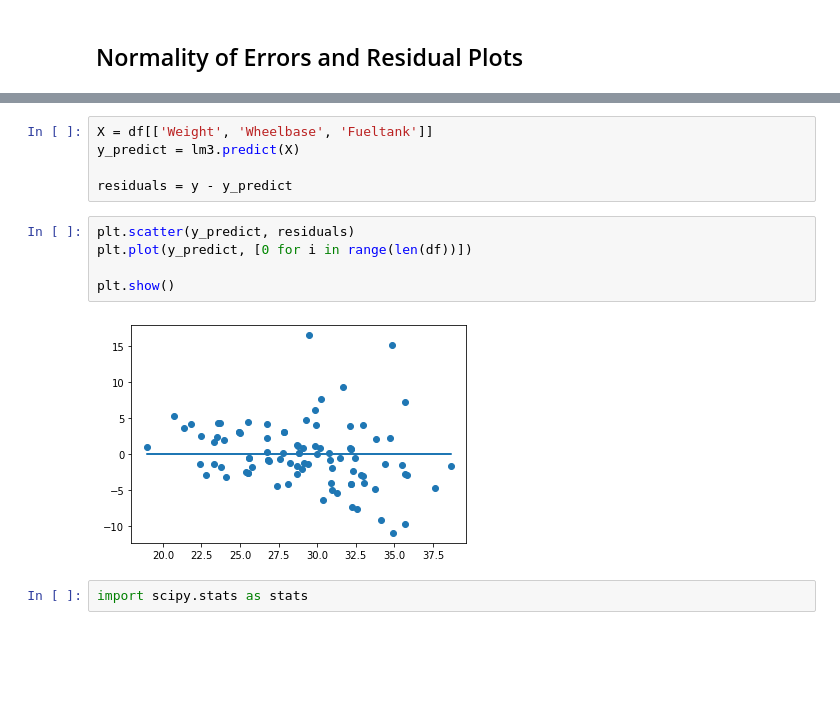
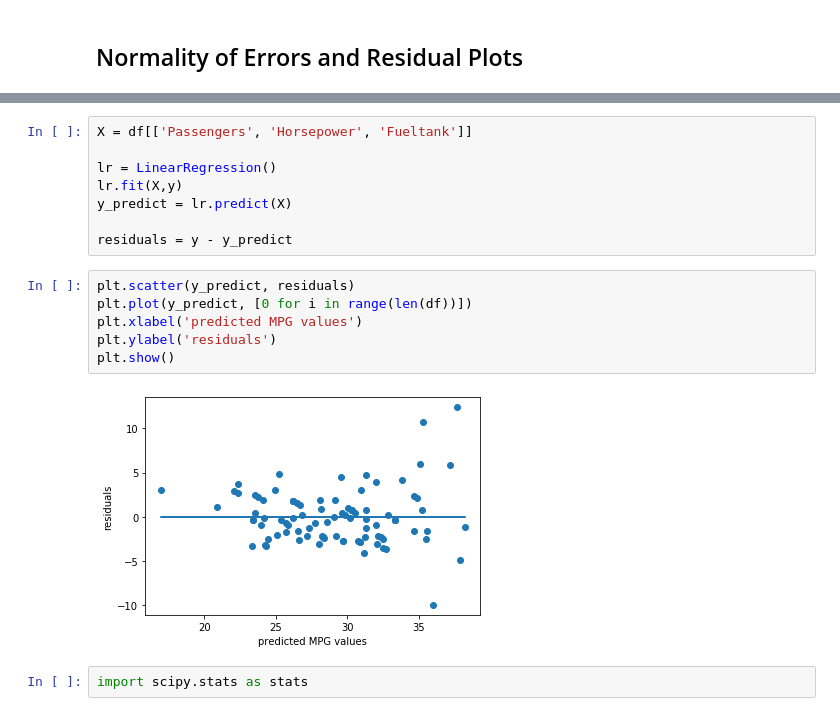
Before and after one commit to learn-co-students/dc-ds-010620, a Jupyter notebook: mod-4/Day-7-Feature_Selection/0106_model_diagnosis.ipynb, the cells around one changed output, grey strips where cells are left out. Cells and saved outputs as stored; diff of their text form; blank space fills up the shorter version.

```diff
--- a/mod-4/Day-7-Feature_Selection/0106_model_diagnosis.ipynb
+++ b/mod-4/Day-7-Feature_Selection/0106_model_diagnosis.ipynb
@@ -373,15 +410,19 @@ print(R2_adj)
 # %%
-X = df[['Weight', 'Wheelbase', 'Fueltank']]
-y_predict = lm3.predict(X)
+X = df[['Passengers', 'Horsepower', 'Fueltank']]
+
+lr = LinearRegression()
+lr.fit(X,y)
+y_predict = lr.predict(X)
 
 residuals = y - y_predict
 # %%
 plt.scatter(y_predict, residuals)
 plt.plot(y_predict, [0 for i in range(len(df))])
-
+plt.xlabel('predicted MPG values')
+plt.ylabel('residuals')
 plt.show()
 # %% [output]
-[figure, old version]
+[figure, new version]
 # %%
 import scipy.stats as stats
 # %%
```
Also changed, not shown: parts of 12 cells of this notebook, 15 other files.
